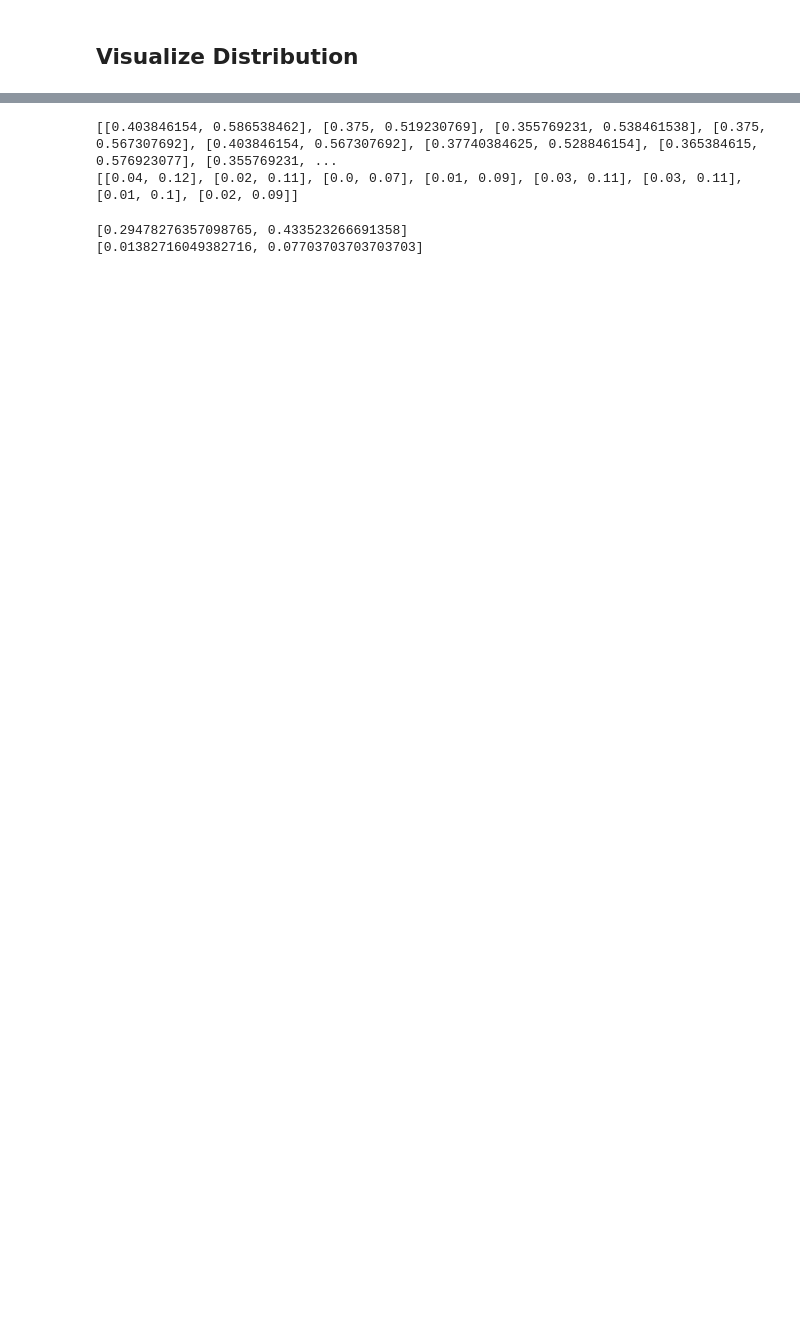
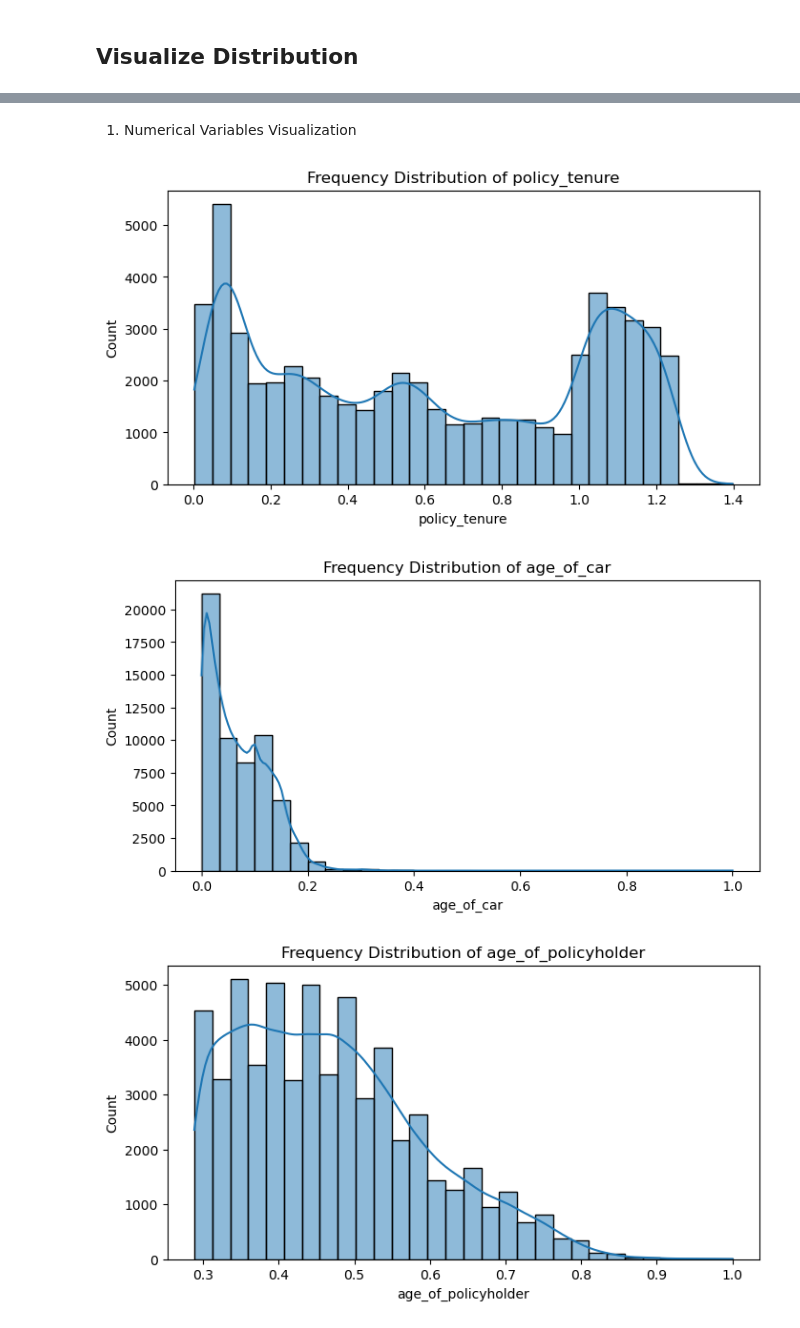
Before and after one commit to Ritvik896/Capstone_Project_Insurance, a Jupyter notebook: Policy_Features_Insurance_claim.ipynb, the cells around one changed output, grey strips where cells are left out. Cells and saved outputs as stored; diff of their text form; code cells hidden in the pictures; blank space fills up the shorter version.

```diff
--- a/Policy_Features_Insurance_claim.ipynb
+++ b/Policy_Features_Insurance_claim.ipynb
@@ -132,16 +236,3 @@ Upper Bound:  58339.5
-# %%
-def cap_outliers(df, column):
-    q1 = df[column].quantile(0.25)
-    q3 = df[column].quantile(0.75)
-    iqr = q3-q1
-    lower_bound = q1 - 1.5*iqr
-    upper_bound = q3 + 1.5*iqr
-    df[column] = df[column].apply(lambda x: lower_bound if x<lower_bound else (upper_bound if x>upper_bound else x))
-    return df
-numerical_features = ['policy_tenure','age_of_car','age_of_policyholder','population_density']
-for i in numerical_features:
-    merge1_df=cap_outliers(merge_df, i)
-# merge1_df can be changed to merge_df after verification
 # %% [markdown]
 ## Descreptive Statistics
 # %% [markdown]
@@ -173,7 +261,0 @@ round(merge_df.describe(),2).T
-# %%
-numerical_features = ['policy_tenure','age_of_car','age_of_policyholder','population_density']
-for i in numerical_features:
-    plt.figure(figsize=(8,4))
-    sns.histplot(merge_df[i],kde=True, bins=30)
-    plt.title('Distribution of ')
-    plt.show()
@@ -185,7 +261,0 @@ for i in numerical_features:
-# %%
-numerical_features = ['policy_tenure','age_of_car','age_of_policyholder','population_density']
-for i in numerical_features:
-    plt.figure(figsize=(8,4))
-    sns.histplot(merge1_df[i],kde=True, bins=30)
-    plt.title('Distribution of ')
-    plt.show()
@@ -872,24 +262,13 @@ range_age_of_car.append([q1,q3])
-# %%
-print(range_age_of_policyholder)
-print(range_age_of_car)
-# %% [output]
-[[0.403846154, 0.586538462], [0.375, 0.519230769], [0.355769231, 0.538461538], [0.375, 0.567307692], [0.403846154, 0.567307692], [0.37740384625, 0.528846154], [0.365384615, 0.576923077], [0.355769231, ...
-[[0.04, 0.12], [0.02, 0.11], [0.0, 0.07], [0.01, 0.09], [0.03, 0.11], [0.03, 0.11], [0.01, 0.1], [0.02, 0.09]]
-# %%
-def x(lst):
-    x1=0
-    y1=0
-    ctr=1
-    for i in range (0,len(lst)):
-        x1+=lst[i][0]
-        y1+=lst[i][1]
-        ctr+=1
-    z=[]
-    z.append(x1/ctr)
-    z.append(y1/ctr)
-    return z
-print(x(range_age_of_policyholder))
-print(x(range_age_of_car))
-# %% [output]
-[0.29478276357098765, 0.433523266691358]
-[0.01382716049382716, 0.07703703703703703]
+# %% [markdown]
+1. Numerical Variables Visualization
+# %%
+numerical_features = ['policy_tenure','age_of_car','age_of_policyholder']
+for i in numerical_features:
+    plt.figure(figsize=(8,4))
+    sns.histplot(merge_df[i],kde=True, bins=30)
+    plt.title(f"Frequency Distribution of {i}")
+    plt.show()
+# %% [output]
+[figure, added]
+[figure, added]
+[figure, added]
```
Also changed, not shown: parts of 77 cells of this notebook.
